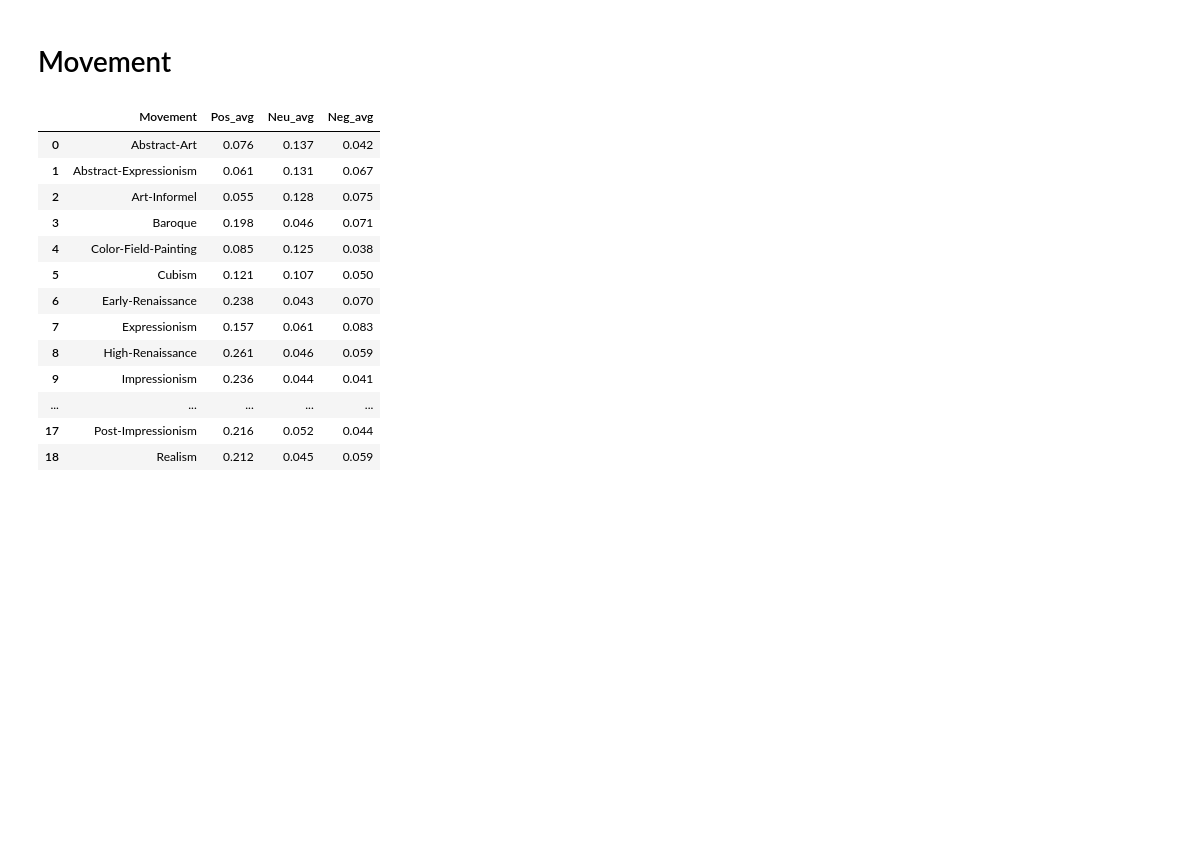
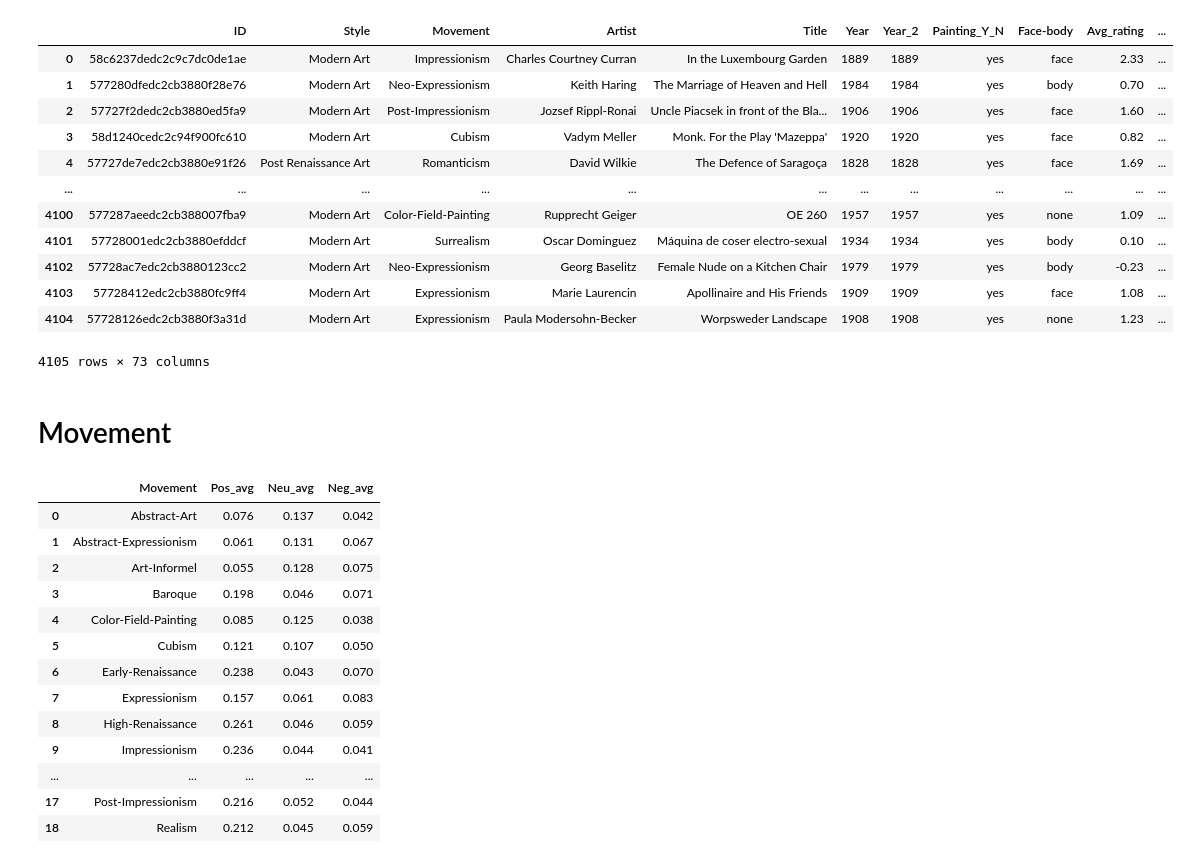
Before and after one commit to bripollc/05_DAT-A-RT_Final_Project, a Jupyter notebook: notebooks/05_Neural-Style-Transfer.ipynb, the cells around one changed output. Cells and saved outputs as stored; diff of their text form; code cells hidden in the pictures; blank space fills up the shorter version.

```diff
--- a/notebooks/05_Neural-Style-Transfer.ipynb
+++ b/notebooks/05_Neural-Style-Transfer.ipynb
@@ -5,6 +5,22 @@ import numpy as np
 # %%
 pd.set_option('display.max_columns', None)
 df = pd.read_csv("../data/WikiArt-Emotions-Clean.csv")
+# %%
+df
+# %% [output]
+|  | ID | Style | Movement | Artist | Title | Year | Year_2 | Painting_Y_N | Face-body | Avg_rating | ... |
+| 0 | 58c6237dedc2c9c7dc0de1ae | Modern Art | Impressionism | Charles Courtney Curran | In the Luxembourg Garden | 1889 | 1889 | yes | face | 2.33 | ... |
+| 1 | 577280dfedc2cb3880f28e76 | Modern Art | Neo-Expressionism | Keith Haring | The Marriage of Heaven and Hell | 1984 | 1984 | yes | body | 0.70 | ... |
+| 2 | 57727f2dedc2cb3880ed5fa9 | Modern Art | Post-Impressionism | Jozsef Rippl-Ronai | Uncle Piacsek in front of the Bla... | 1906 | 1906 | yes | face | 1.60 | ... |
+| 3 | 58d1240cedc2c94f900fc610 | Modern Art | Cubism | Vadym Meller | Monk. For the Play 'Mazeppa' | 1920 | 1920 | yes | face | 0.82 | ... |
+| 4 | 57727de7edc2cb3880e91f26 | Post Renaissance Art | Romanticism | David Wilkie | The Defence of Saragoça | 1828 | 1828 | yes | face | 1.69 | ... |
+| ... | ... | ... | ... | ... | ... | ... | ... | ... | ... | ... | ... |
+| 4100 | 577287aeedc2cb388007fba9 | Modern Art | Color-Field-Painting | Rupprecht Geiger | OE 260 | 1957 | 1957 | yes | none | 1.09 | ... |
+| 4101 | 57728001edc2cb3880efddcf | Modern Art | Surrealism | Oscar Dominguez | Máquina de coser electro-sexual | 1934 | 1934 | yes | body | 0.10 | ... |
+| 4102 | 57728ac7edc2cb3880123cc2 | Modern Art | Neo-Expressionism | Georg Baselitz | Female Nude on a Kitchen Chair | 1979 | 1979 | yes | body | -0.23 | ... |
+| 4103 | 57728412edc2cb3880fc9ff4 | Modern Art | Expressionism | Marie Laurencin | Apollinaire and His Friends | 1909 | 1909 | yes | face | 1.08 | ... |
+| 4104 | 57728126edc2cb3880f3a31d | Modern Art | Expressionism | Paula Modersohn-Becker | Worpsweder Landscape | 1908 | 1908 | yes | none | 1.23 | ... |
+4105 rows × 73 columns
 # %% [markdown]
 # Movement
 # %%
```
Also changed, not shown: parts of 4 cells of this notebook, 9 other files.
